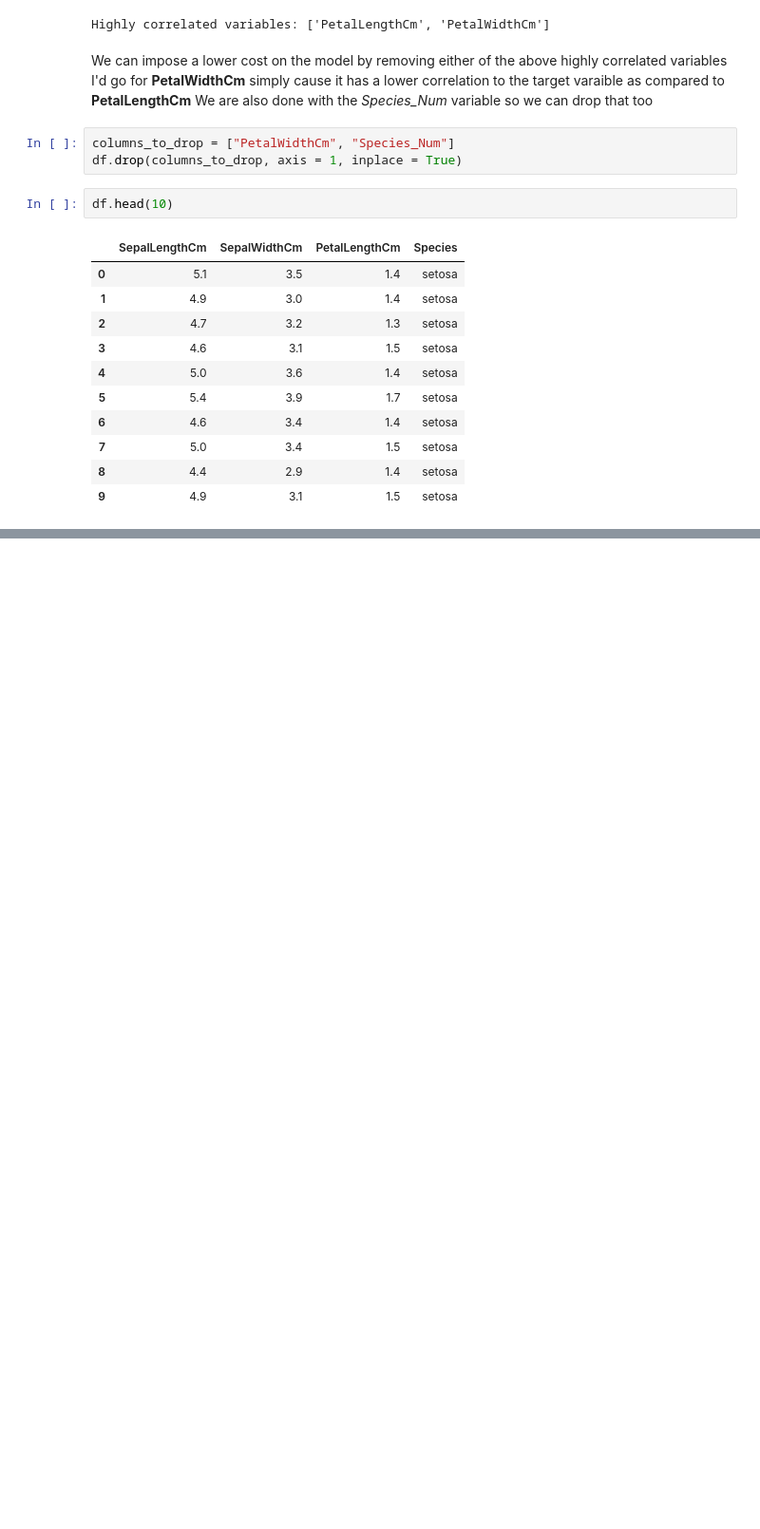
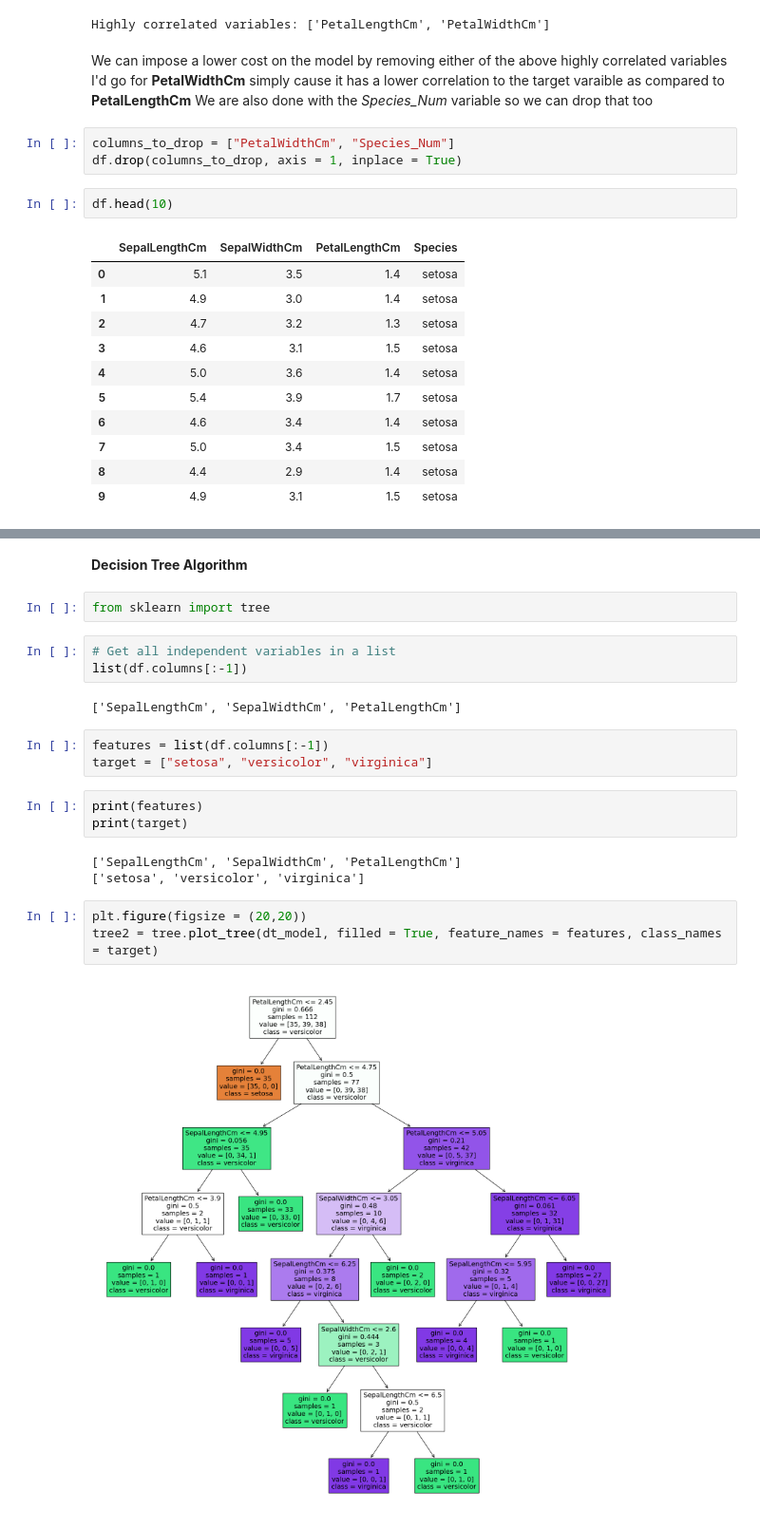
Before and after one commit to AtRealMasterLuke/Decision-Tree-Algorithm-with-Iris-Dataset, a Jupyter notebook: Decision tree (Iris Dataset).ipynb, the cells around one changed output, grey strips where cells are left out. Shown at 95% size. Cells and saved outputs as stored; diff of their text form; blank space fills up the shorter version.

```diff
--- a/Decision tree (Iris Dataset).ipynb
+++ b/Decision tree (Iris Dataset).ipynb
@@ -288,0 +444,23 @@ df.head(10)
+# %% [markdown]
+**Decision Tree Algorithm**
+# %%
+from sklearn import tree
+# %%
+# Get all independent variables in a list
+list(df.columns[:-1])
+# %% [output]
+['SepalLengthCm', 'SepalWidthCm', 'PetalLengthCm']
+# %%
+features = list(df.columns[:-1])
+target = ["setosa", "versicolor", "virginica"]
+# %%
+print(features)
+print(target)
+# %% [output]
+['SepalLengthCm', 'SepalWidthCm', 'PetalLengthCm']
+['setosa', 'versicolor', 'virginica']
+# %%
+plt.figure(figsize = (20,20))
+tree2 = tree.plot_tree(dt_model, filled = True, feature_names = features, class_names = target)
+# %% [output]
+[figure, added]
```
Also changed, not shown: parts of 30 cells of this notebook.
